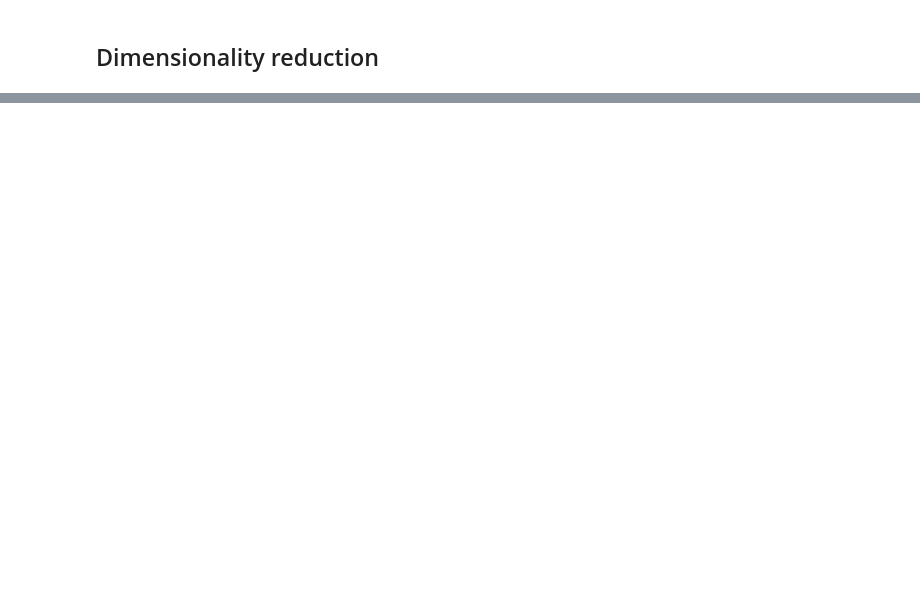
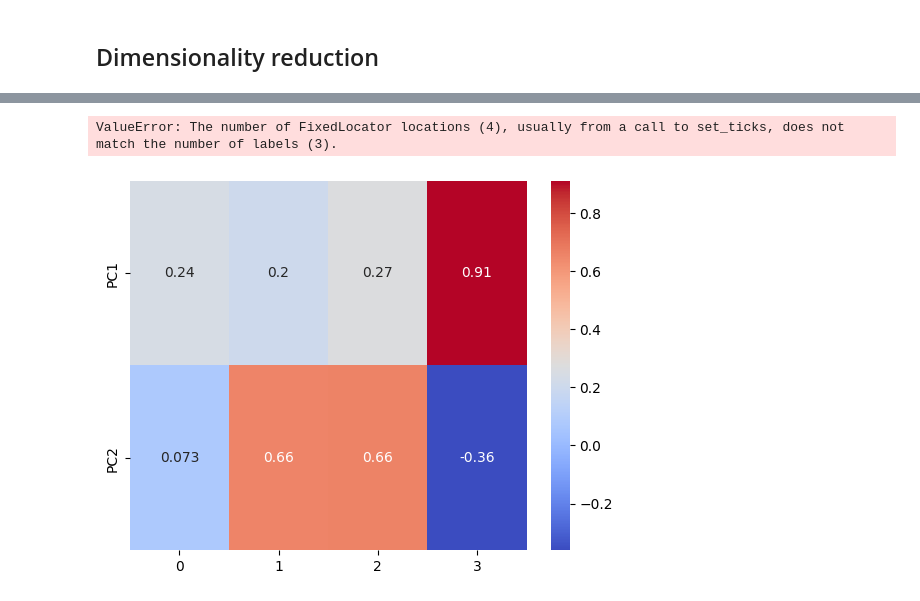
Before and after one commit to kamilrybacki/MLToolsExercises, a Jupyter notebook: content/wisconsin.ipynb, the cells around one changed output, grey strips where cells are left out. Drawn from its saved outputs; the diff is of its cells as text; code cells hidden in the pictures; blank space fills up the shorter version.

```diff
--- a/content/wisconsin.ipynb
+++ b/content/wisconsin.ipynb
@@ -343,0 +407,17 @@ reduced_wisconsin_breast_cancer_data
+# %%
+# Show contribution of the features to the principal components
+
+fig, ax = plt.subplots()
+sns.heatmap(
+    pca_model.components_,
+    annot=True,
+    cmap='coolwarm',
+    ax=ax
+)
+ax.set_yticklabels(['PC1', 'PC2'])
+ax.set_xticklabels(features.columns, rotation=90)
+ax.set_title('Contribution of the features to the principal components')
+fig.tight_layout()
+# %% [output]
+ValueError: The number of FixedLocator locations (4), usually from a call to set_ticks, does not match the number of labels (3).
+[figure, added]
```
Also changed, not shown: parts of 4 cells of this notebook.
